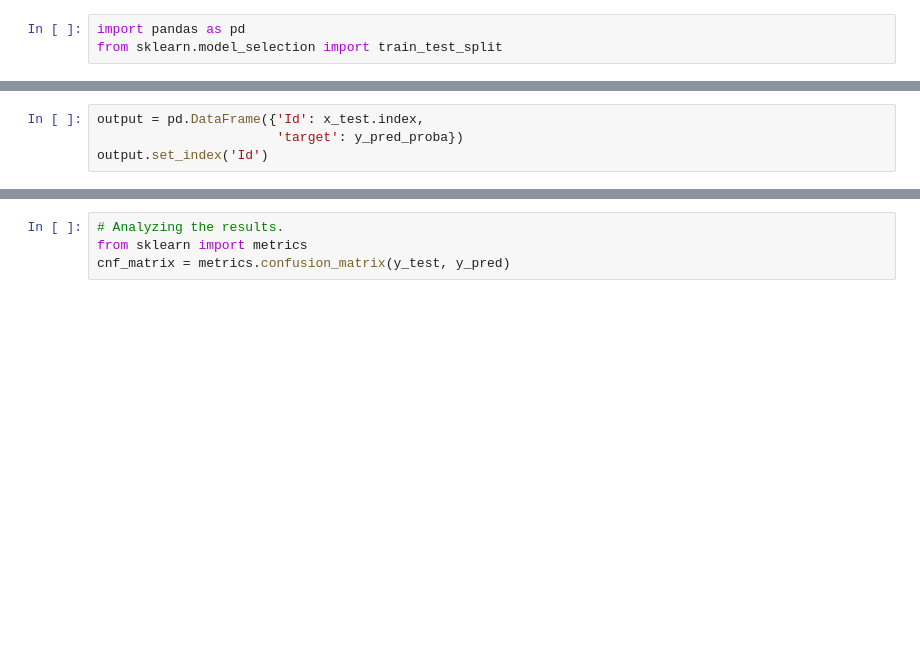
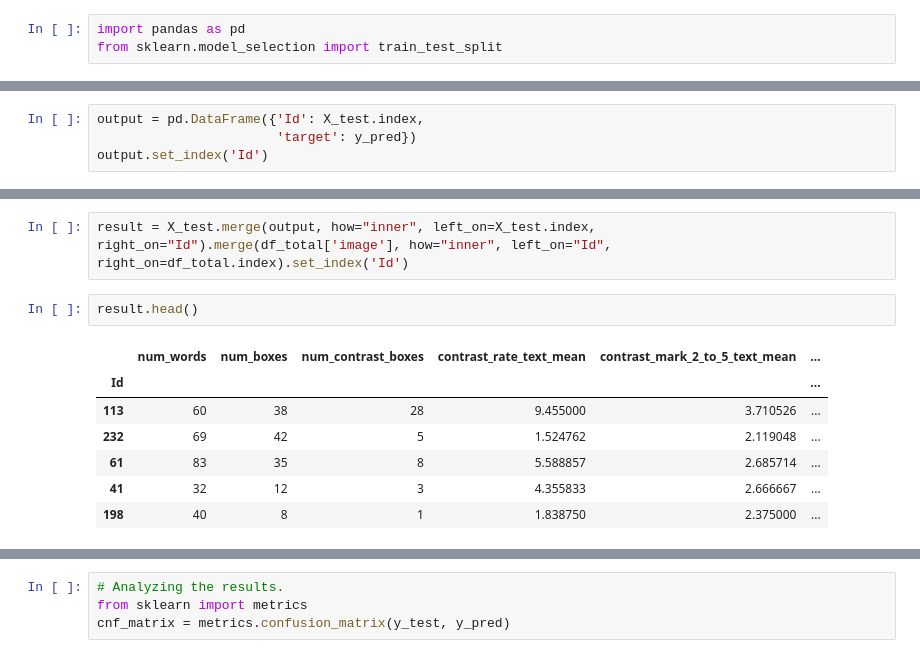
Before and after one commit to levvmerkulov/ML-Web-Design-Beauty-Classification, a Jupyter notebook: Diploma_OCR.ipynb, the cells around one changed output, grey strips where cells are left out. Drawn from its saved outputs; the diff is of its cells as text; blank space fills up the shorter version.

```diff
--- a/Diploma_OCR.ipynb
+++ b/Diploma_OCR.ipynb
@@ -792,5 +857,5 @@ y_pred_proba = clf.predict_proba(x_test)
 # %%
-output = pd.DataFrame({'Id': x_test.index,
-                       'target': y_pred_proba})
+output = pd.DataFrame({'Id': X_test.index,
+                       'target': y_pred})
 output.set_index('Id')
 # %% [output]
@@ -797,0 +876,12 @@ Exception: Data must be 1-dimensional
+# %%
+result = X_test.merge(output, how="inner", left_on=X_test.index, right_on="Id").merge(df_total['image'], how="inner", left_on="Id", right_on=df_total.index).set_index('Id')
+# %%
+result.head()
+# %% [output]
+|  | num_words | num_boxes | num_contrast_boxes | contrast_rate_text_mean | contrast_mark_2_to_5_text_mean | ... |
+| Id |  |  |  |  |  | ... |
+| 113 | 60 | 38 | 28 | 9.455000 | 3.710526 | ... |
+| 232 | 69 | 42 | 5 | 1.524762 | 2.119048 | ... |
+| 61 | 83 | 35 | 8 | 5.588857 | 2.685714 | ... |
+| 41 | 32 | 12 | 3 | 4.355833 | 2.666667 | ... |
+| 198 | 40 | 8 | 1 | 1.838750 | 2.375000 | ... |
```
Also changed, not shown: parts of 46 cells of this notebook.
